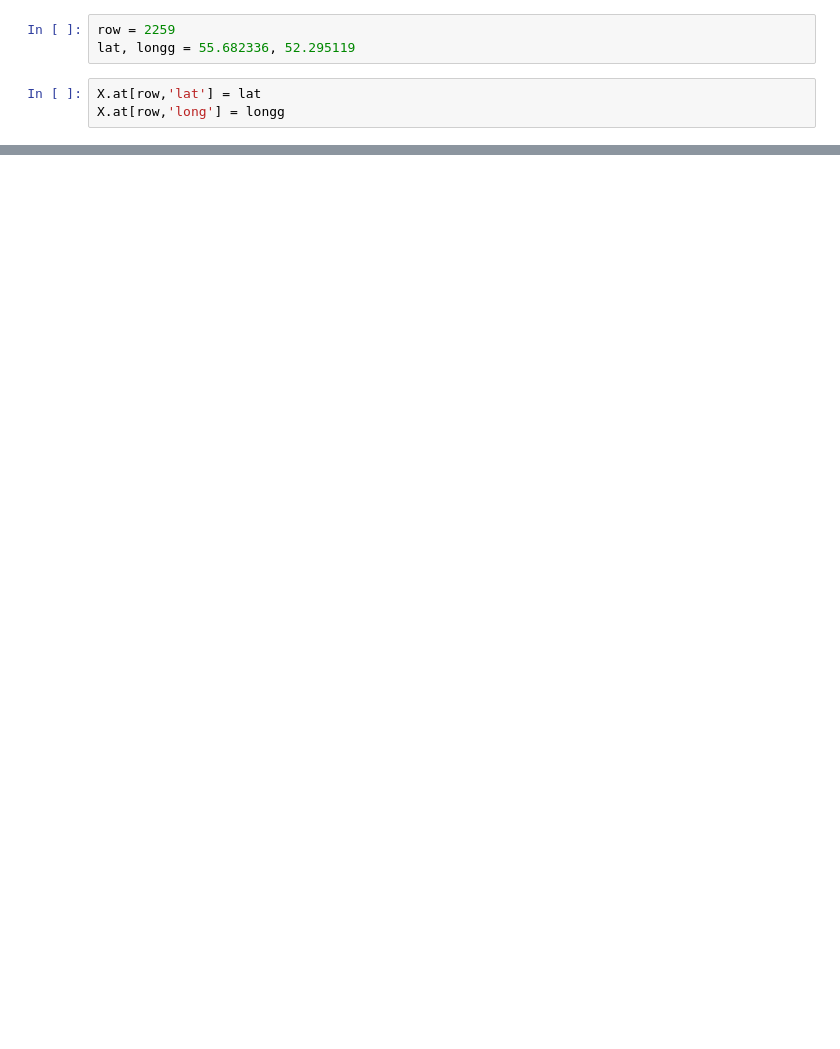
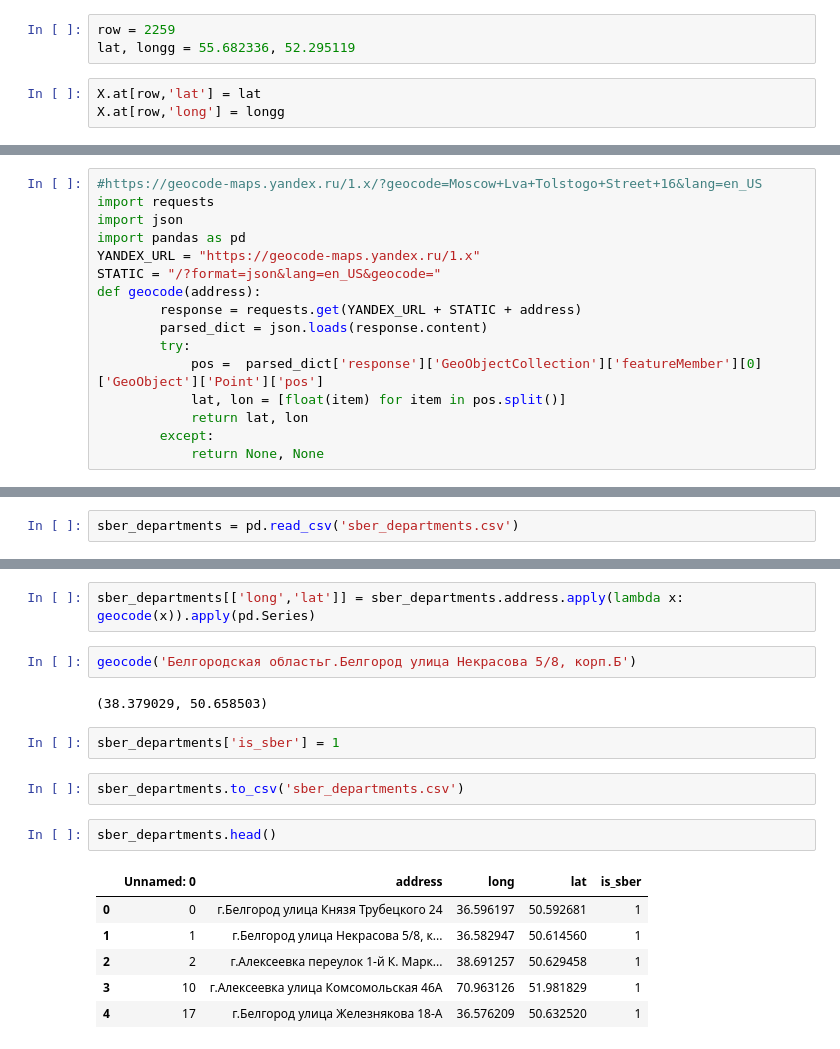
Before and after one commit to rumary/rosbank_boosters, a Jupyter notebook: geocoding.ipynb, the cells around one changed output, grey strips where cells are left out. Drawn from its saved outputs; the diff is of its cells as text; blank space fills up the shorter version.

```diff
--- a/geocoding.ipynb
+++ b/geocoding.ipynb
@@ -113,0 +209,16 @@ X.at[row,'long'] = longg
+# %%
+#https://geocode-maps.yandex.ru/1.x/?geocode=Moscow+Lva+Tolstogo+Street+16&lang=en_US
+import requests
+import json
+import pandas as pd
+YANDEX_URL = "https://geocode-maps.yandex.ru/1.x"
+STATIC = "/?format=json&lang=en_US&geocode="
+def geocode(address):
+        response = requests.get(YANDEX_URL + STATIC + address)
+        parsed_dict = json.loads(response.content)
+        try:
+            pos =  parsed_dict['response']['GeoObjectCollection']['featureMember'][0]['GeoObject']['Point']['pos']
+            lat, lon = [float(item) for item in pos.split()]
+            return lat, lon
+        except:
+            return None, None
@@ -113,0 +248,2 @@ X.at[row,'long'] = longg
+# %%
+sber_departments = pd.read_csv('sber_departments.csv')
@@ -113,0 +270,19 @@ X.at[row,'long'] = longg
+# %%
+sber_departments[['long','lat']] = sber_departments.address.apply(lambda x: geocode(x)).apply(pd.Series)
+# %%
+geocode('Белгородская областьг.Белгород улица Некрасова 5/8, корп.Б')
+# %% [output]
+(38.379029, 50.658503)
+# %%
+sber_departments['is_sber'] = 1
+# %%
+sber_departments.to_csv('sber_departments.csv')
+# %%
+sber_departments.head()
+# %% [output]
+|  | Unnamed: 0 | address | long | lat | is_sber |
+| 0 | 0 | г.Белгород улица Князя Трубецкого 24 | 36.596197 | 50.592681 | 1 |
+| 1 | 1 | г.Белгород улица Некрасова 5/8, к... | 36.582947 | 50.614560 | 1 |
+| 2 | 2 | г.Алексеевка переулок 1-й К. Марк... | 38.691257 | 50.629458 | 1 |
+| 3 | 10 | г.Алексеевка улица Комсомольская 46А | 70.963126 | 51.981829 | 1 |
+| 4 | 17 | г.Белгород улица Железнякова 18-А | 36.576209 | 50.632520 | 1 |
```
Also changed, not shown: parts of 32 cells of this notebook.
